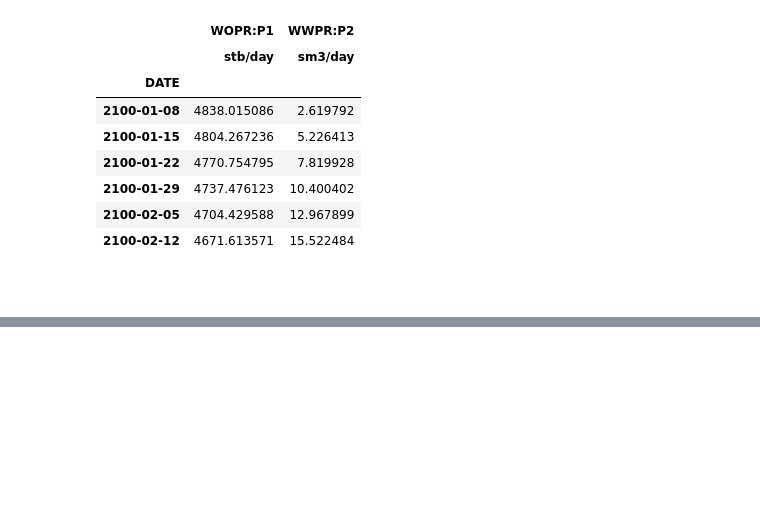
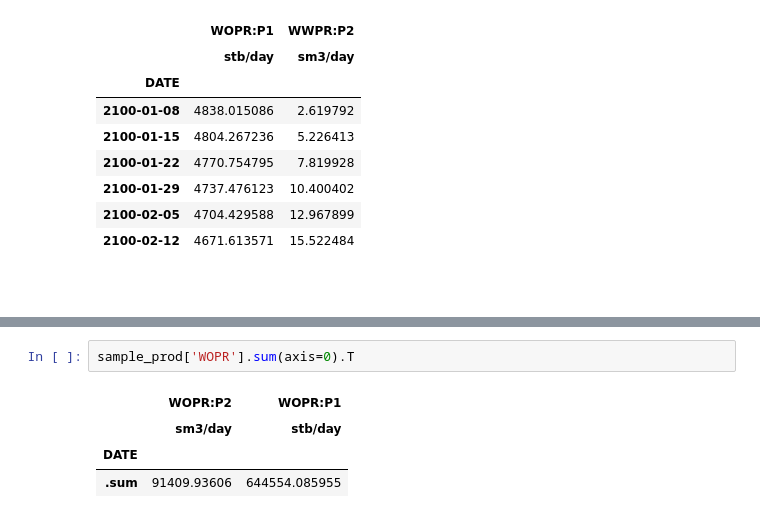
Before and after one commit to ayaranitram/simpandas, a Jupyter notebook: simpandas_demo.ipynb, the cells around one changed output, grey strips where cells are left out. Drawn from its saved outputs; the diff is of its cells as text; blank space fills up the shorter version.

```diff
--- a/simpandas_demo.ipynb
+++ b/simpandas_demo.ipynb
@@ -617,0 +656,7 @@ sample_prod.iloc[1:7,[0, 4]]
+# %%
+sample_prod['WOPR'].sum(axis=0).T
+# %% [output]
+|  | WOPR:P2 | WOPR:P1 |
+|  | sm3/day | stb/day |
+| DATE |  |  |
+| .sum | 91409.93606 | 644554.085955 |
```
Also changed, not shown: parts of 7 cells of this notebook, 3 other files.
